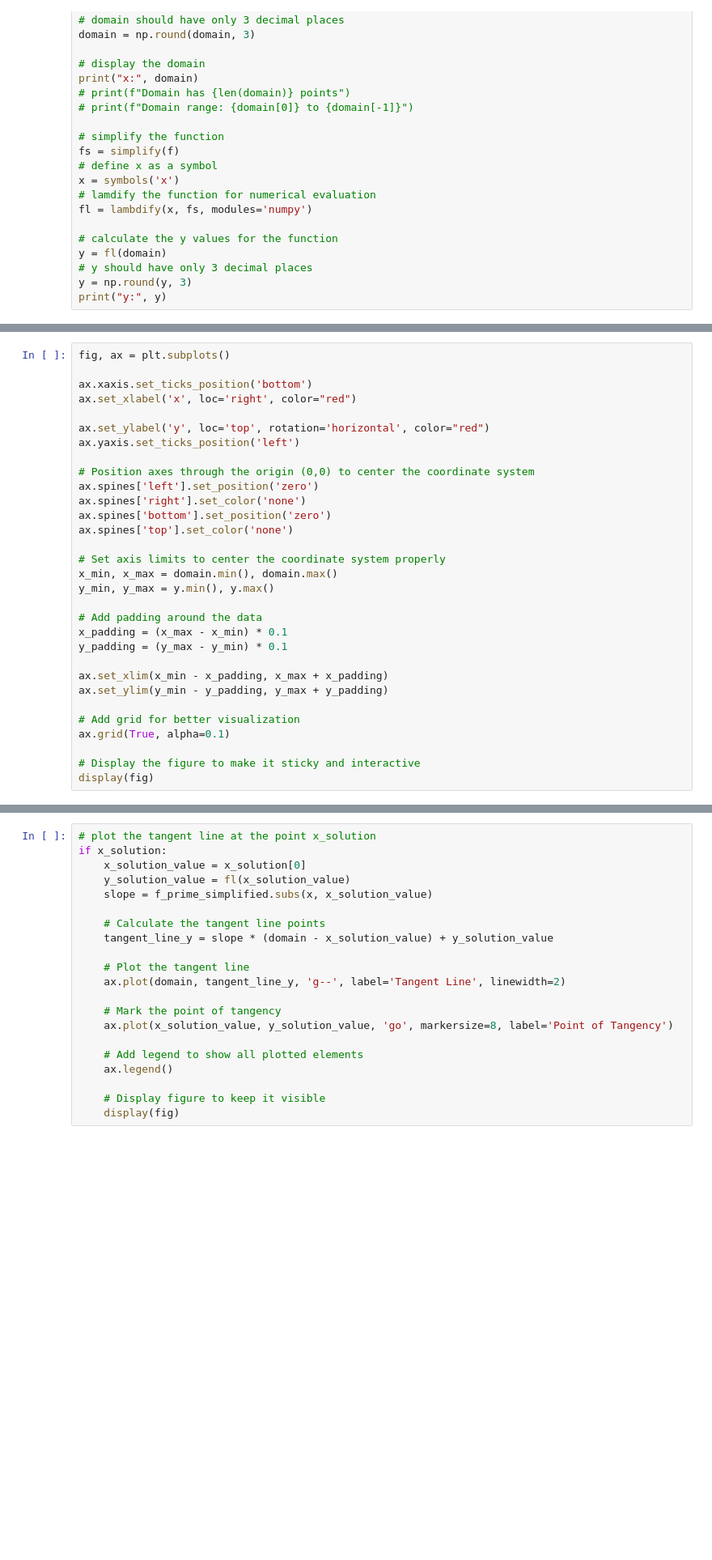
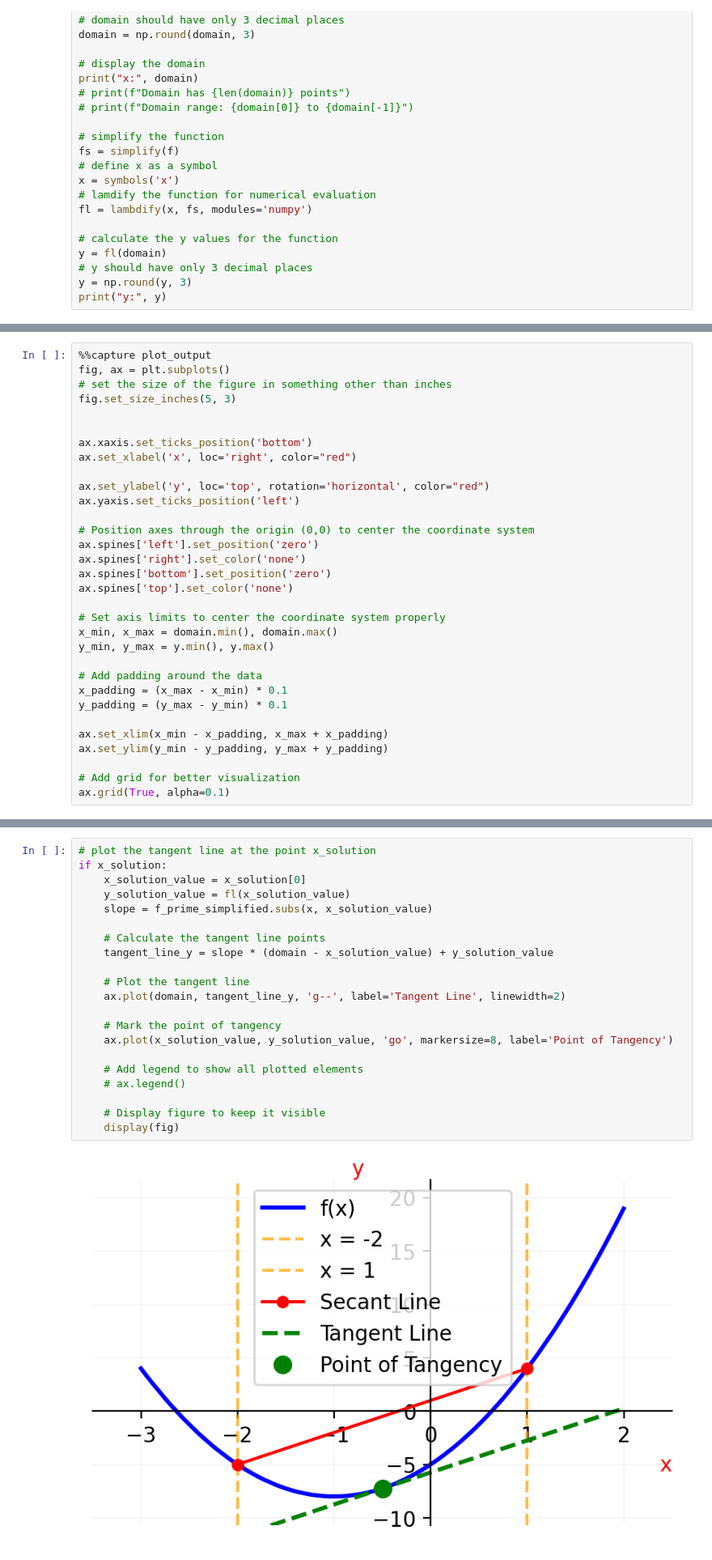
Before and after one commit to lucianhanga/calculus.function.ploting.matplotlib, a Jupyter notebook: calculus/mean.value.theorem.ipynb, the cells around one changed output, grey strips where cells are left out. Shown at 81% size. Drawn from its saved outputs; the diff is of its cells as text; blank space fills up the shorter version.

```diff
--- a/calculus/mean.value.theorem.ipynb
+++ b/calculus/mean.value.theorem.ipynb
@@ -105,5 +144,9 @@ print(domain_output.stdout)
 # %%
+%%capture plot_output
 fig, ax = plt.subplots()
+# set the size of the figure in something other than inches
+fig.set_size_inches(5, 3)
+
 
 ax.xaxis.set_ticks_position('bottom')
 ax.set_xlabel('x', loc='right', color="red")
@@ -130,6 +173,3 @@ ax.set_ylim(y_min - y_padding, y_max + y_padding)
 
 # Add grid for better visualization
 ax.grid(True, alpha=0.1)
-
-# Display the figure to make it sticky and interactive
-display(fig)
@@ -171,24 +226,26 @@ print(f"Solution for x: {x_solution}")
 # %%
 # plot the tangent line at the point x_solution
 if x_solution:
     x_solution_value = x_solution[0]
     y_solution_value = fl(x_solution_value)
     slope = f_prime_simplified.subs(x, x_solution_value)
 
     # Calculate the tangent line points
     tangent_line_y = slope * (domain - x_solution_value) + y_solution_value
 
     # Plot the tangent line
     ax.plot(domain, tangent_line_y, 'g--', label='Tangent Line', linewidth=2)
 
     # Mark the point of tangency
     ax.plot(x_solution_value, y_solution_value, 'go', markersize=8, label='Point of Tangency')
 
     # Add legend to show all plotted elements
-    ax.legend()
+    # ax.legend()
 
     # Display figure to keep it visible
     display(fig)
+# %% [output]
+[figure, added]
 # %%
 # adjust the zoom and aspect ratio
 ax.set_xbound(-5, 5)
```
Also changed, not shown: parts of 15 cells of this notebook.
